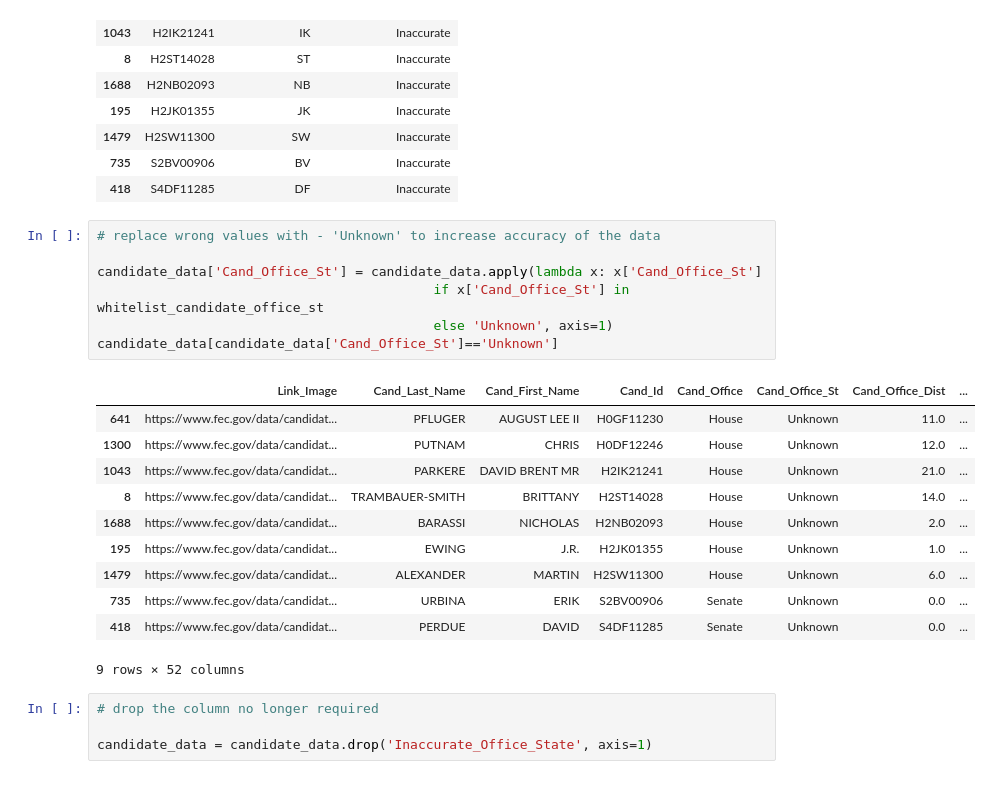
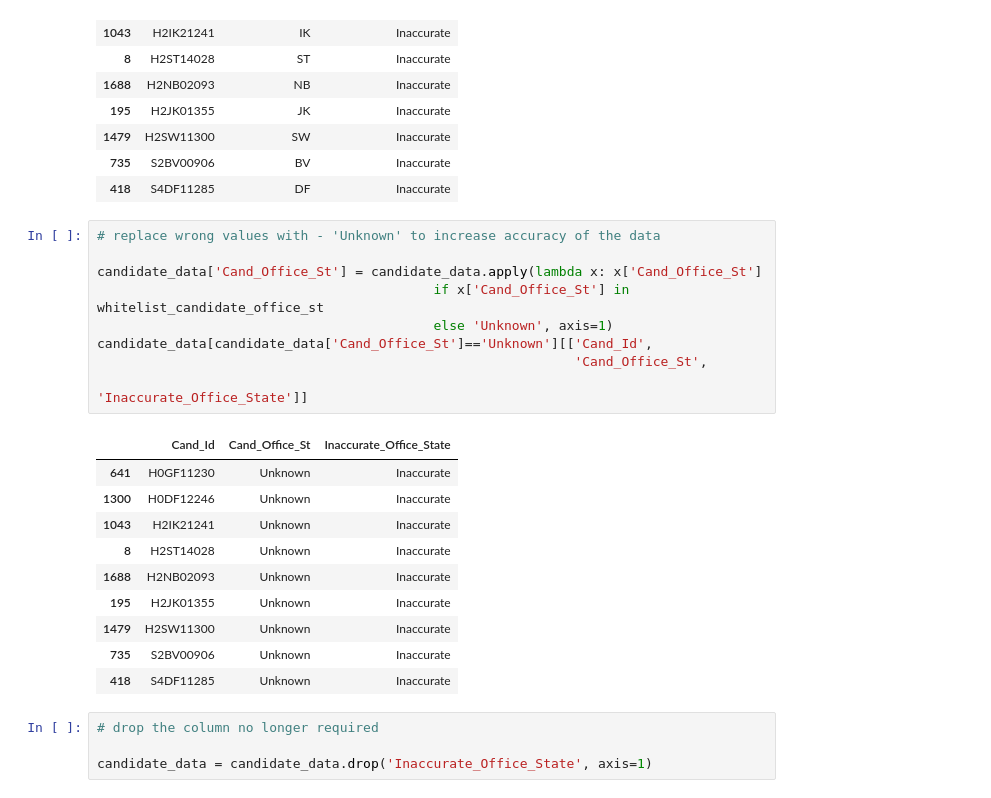
Before and after one commit to manasikarale/Data-Cleaning-Project, a Jupyter notebook: IS537 Data cleaning project candidate dataset.ipynb, the cells around one changed output. Cells and saved outputs as stored; diff of their text form.

```diff
--- a/IS537 Data cleaning project candidate dataset.ipynb
+++ b/IS537 Data cleaning project candidate dataset.ipynb
@@ -275,22 +311,23 @@ candidate_data[candidate_data['Inaccurate_Office_State'] == 'Inaccurate'][['Cand
 # %%
 # replace wrong values with - 'Unknown' to increase accuracy of the data
 
 candidate_data['Cand_Office_St'] = candidate_data.apply(lambda x: x['Cand_Office_St']
                                            if x['Cand_Office_St'] in whitelist_candidate_office_st
                                            else 'Unknown', axis=1)
-candidate_data[candidate_data['Cand_Office_St']=='Unknown']
+candidate_data[candidate_data['Cand_Office_St']=='Unknown'][['Cand_Id',
+                                                             'Cand_Office_St',
+                                                             'Inaccurate_Office_State']]
 # %% [output]
-|  | Link_Image | Cand_Last_Name | Cand_First_Name | Cand_Id | Cand_Office | Cand_Office_St | Cand_Office_Dist | ... |
-| 641 | https://www.fec.gov/data/candidat... | PFLUGER | AUGUST LEE II | H0GF11230 | House | Unknown | 11.0 | ... |
-| 1300 | https://www.fec.gov/data/candidat... | PUTNAM | CHRIS | H0DF12246 | House | Unknown | 12.0 | ... |
-| 1043 | https://www.fec.gov/data/candidat... | PARKERE | DAVID BRENT MR | H2IK21241 | House | Unknown | 21.0 | ... |
-| 8 | https://www.fec.gov/data/candidat... | TRAMBAUER-SMITH | BRITTANY | H2ST14028 | House | Unknown | 14.0 | ... |
-| 1688 | https://www.fec.gov/data/candidat... | BARASSI | NICHOLAS | H2NB02093 | House | Unknown | 2.0 | ... |
-| 195 | https://www.fec.gov/data/candidat... | EWING | J.R. | H2JK01355 | House | Unknown | 1.0 | ... |
-| 1479 | https://www.fec.gov/data/candidat... | ALEXANDER | MARTIN | H2SW11300 | House | Unknown | 6.0 | ... |
-| 735 | https://www.fec.gov/data/candidat... | URBINA | ERIK | S2BV00906 | Senate | Unknown | 0.0 | ... |
-| 418 | https://www.fec.gov/data/candidat... | PERDUE | DAVID | S4DF11285 | Senate | Unknown | 0.0 | ... |
+|  | Cand_Id | Cand_Office_St | Inaccurate_Office_State |
+| 641 | H0GF11230 | Unknown | Inaccurate |
+| 1300 | H0DF12246 | Unknown | Inaccurate |
+| 1043 | H2IK21241 | Unknown | Inaccurate |
+| 8 | H2ST14028 | Unknown | Inaccurate |
+| 1688 | H2NB02093 | Unknown | Inaccurate |
+| 195 | H2JK01355 | Unknown | Inaccurate |
+| 1479 | H2SW11300 | Unknown | Inaccurate |
+| 735 | S2BV00906 | Unknown | Inaccurate |
+| 418 | S4DF11285 | Unknown | Inaccurate |
-9 rows × 52 columns
 # %%
 # drop the column no longer required
 
```
Also changed, not shown: parts of 40 cells of this notebook, 10 other files.
